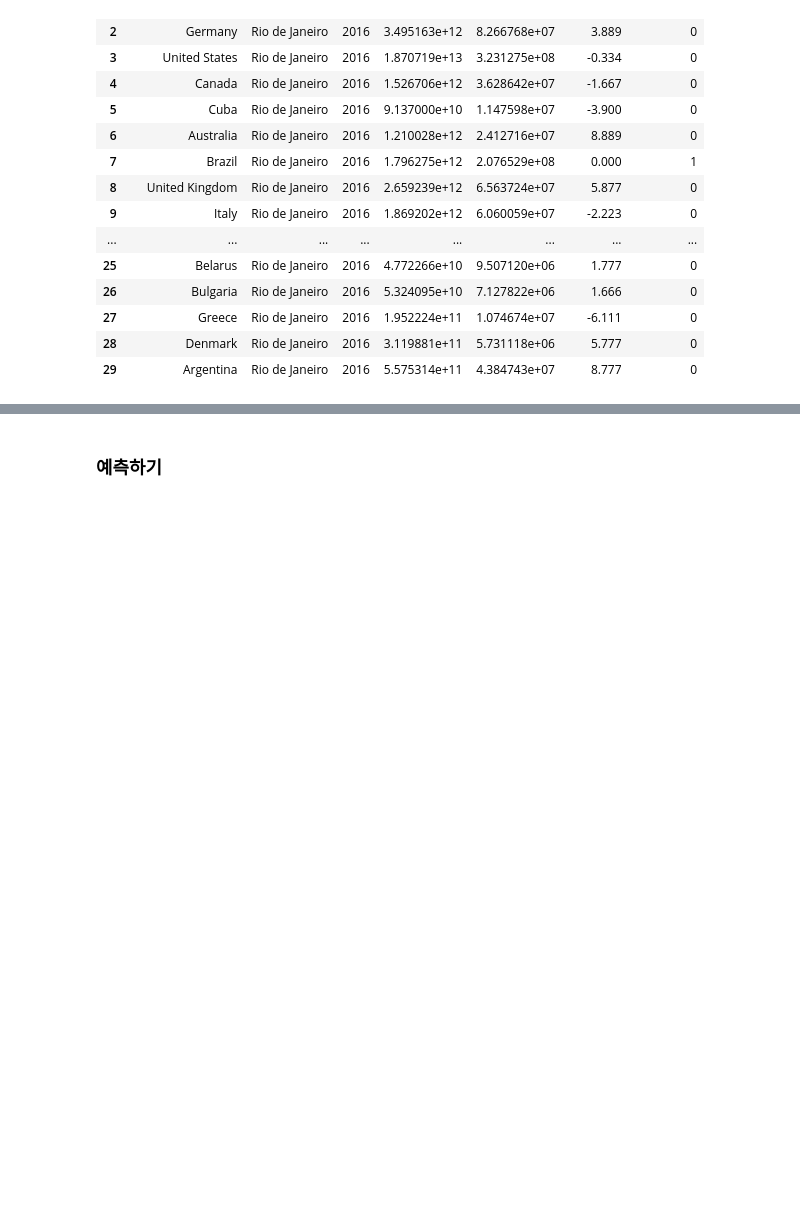
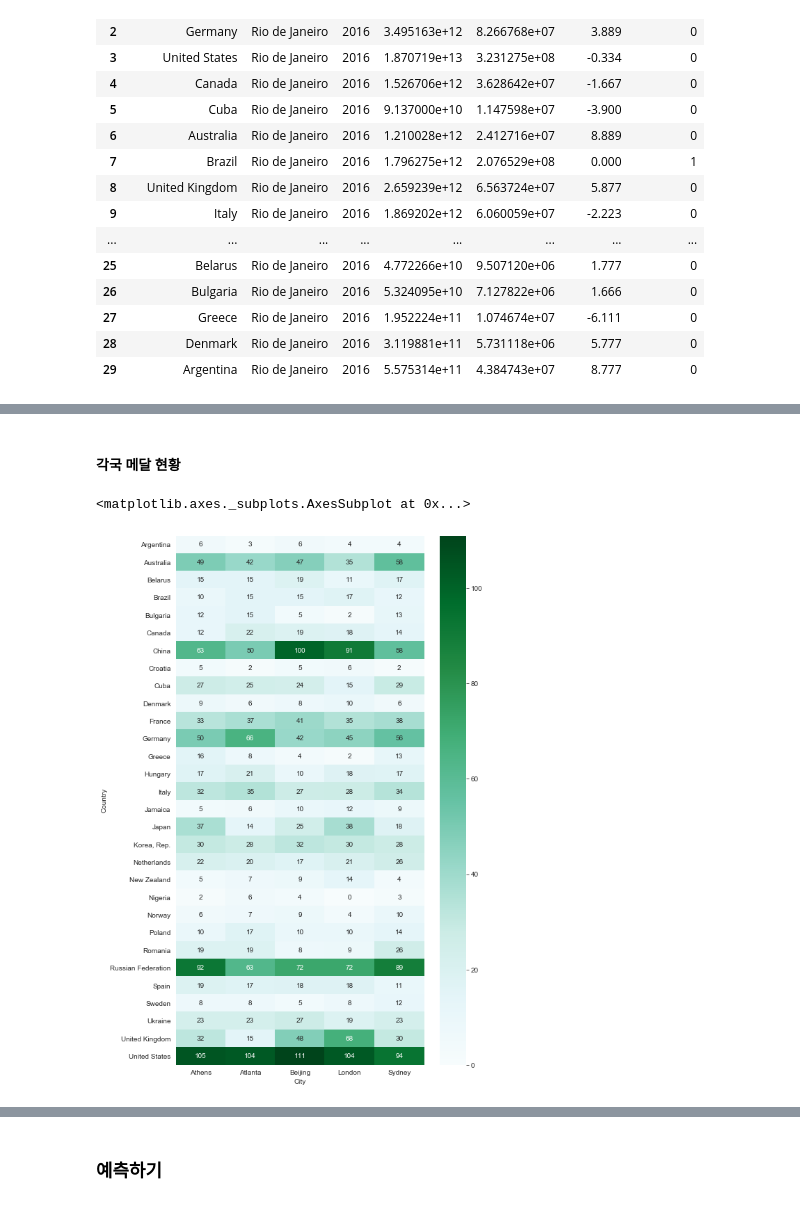
Before and after one commit to hogoood/my_own_project, a Jupyter notebook: Olympic Medals.ipynb, the cells around one changed output, grey strips where cells are left out. Drawn from its saved outputs; the diff is of its cells as text; code cells hidden in the pictures; blank space fills up the shorter version.

```diff
--- a/Olympic Medals.ipynb
+++ b/Olympic Medals.ipynb
@@ -1528,0 +1516,9 @@ test
+# %% [markdown]
+#### 각국 메달 현황
+# %%
+medals_by_country = pd.pivot_table(data = train, index = "Country", columns = 'City', values = "Medal", aggfunc = "sum")
+plt.figure(figsize = (8, 14))
+sns.heatmap(medals_by_country, cmap = "BuGn", annot = True, fmt = ".0f")
+# %% [output]
+<matplotlib.axes._subplots.AxesSubplot at 0x...>
+[figure, added]
```
Also changed, not shown: parts of 11 cells of this notebook.
